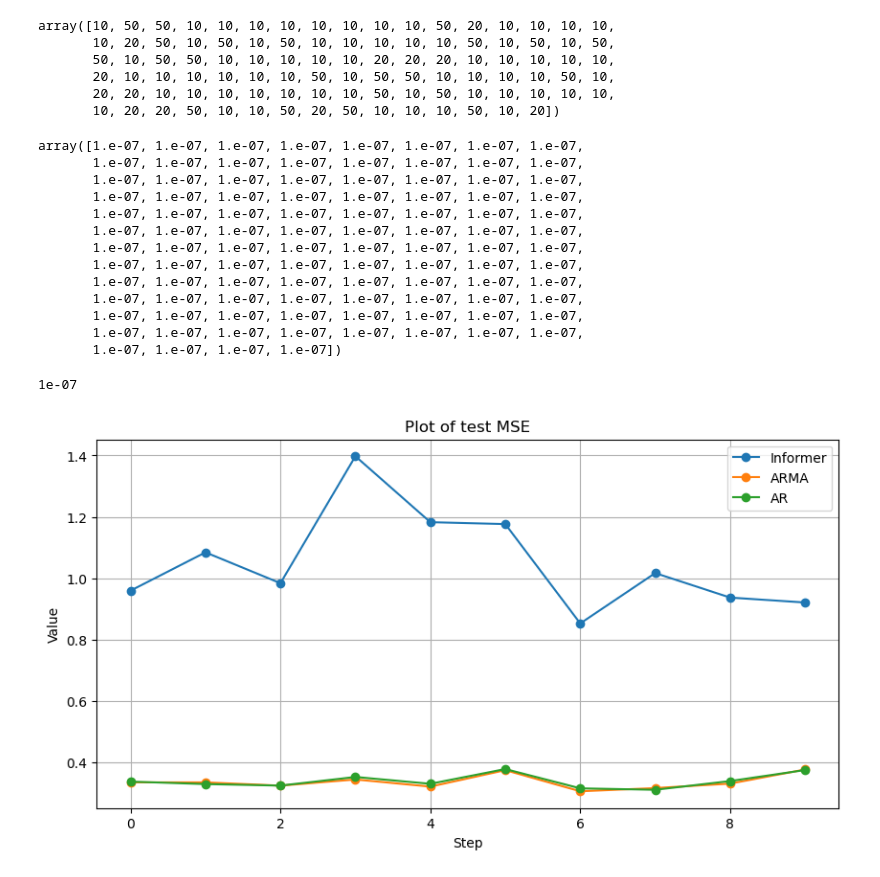
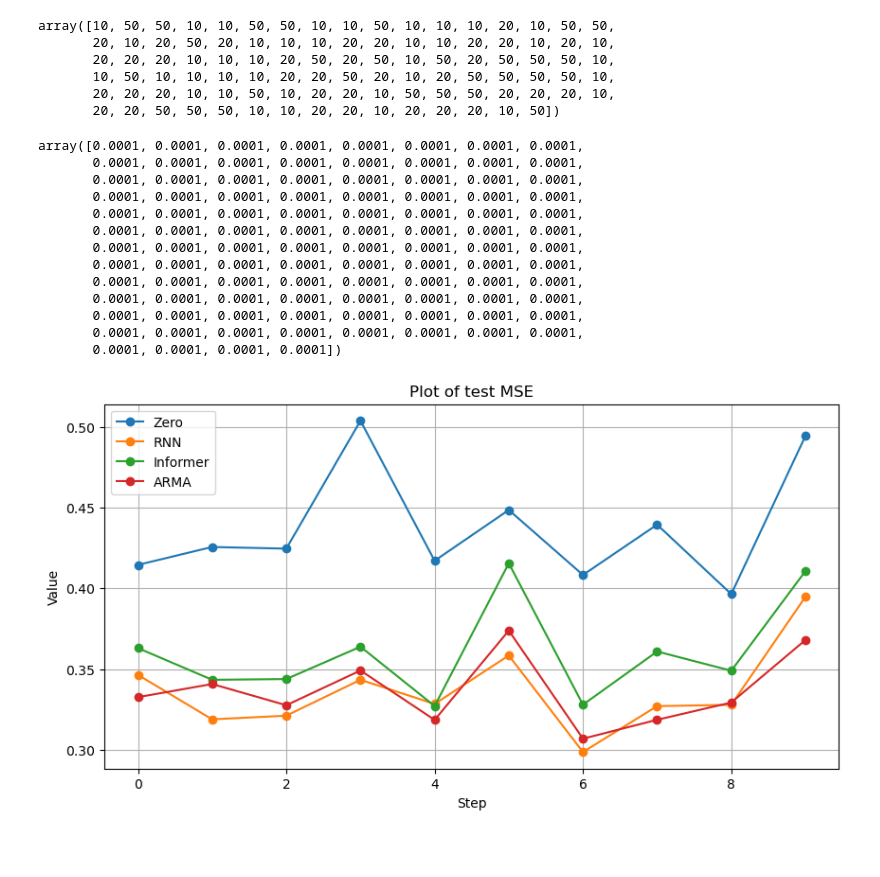
Before and after one commit to jasongangquanzhang/Informer_Time_Series, a Jupyter notebook: visiualization.ipynb, the cells around one changed output. Drawn from its saved outputs; the diff is of its cells as text; code cells hidden in the pictures; blank space fills up the shorter version.

```diff
--- a/visiualization.ipynb
+++ b/visiualization.ipynb
@@ -7,8 +9,8 @@ import matplotlib.pyplot as plt
 # %%
 # df = pd.read_csv('csv_results/result_16.csv')
-df_ar = pd.read_csv('csv_results_mercury/result_ar.csv')
-df_arma = pd.read_csv('csv_results_mercury/result_arma.csv')
-df = pd.read_csv('csv_results/result_25.csv')
+# df_ar = pd.read_csv('csv_results_mercury/result_ar.csv')
+# df_arma = pd.read_csv('csv_results_mercury/result_arma.csv')
+df = pd.read_csv('csv_results/result_29.csv')
 
 # df_ar = pd.read_csv('csv_results_mercury/result_ar.csv').sort_values(by='seed').head(33)
 # df_arma = pd.read_csv('csv_results_mercury/result_arma.csv').sort_values(by='seed').head(33)
@@ -35,66 +37,62 @@ df
 # %%
-ar_mse = mean_squared_error(np.array(df_ar['Test'].apply(ast.literal_eval).to_list()),np.array(df_ar['ARMA'].apply(ast.literal_eval).to_list()),multioutput='raw_values')
-ar_mse_true = mean_squared_error(np.array(df_ar['True'].apply(ast.literal_eval).to_list()),np.array(df_ar['ARMA'].apply(ast.literal_eval).to_list()),multioutput='raw_values')
-arma_mse = mean_squared_error(np.array(df_arma['Test'].apply(ast.literal_eval).to_list()),np.array(df_arma['ARMA'].apply(ast.literal_eval).to_list()),multioutput='raw_values')
-arma_mse_true = mean_squared_error(np.array(df_arma['True'].apply(ast.literal_eval).to_list()),np.array(df_arma['ARMA'].apply(ast.literal_eval).to_list()),multioutput='raw_values')
+# ar_mse = mean_squared_error(np.array(df['Test'].apply(ast.literal_eval).to_list()),np.array(df['AR'].apply(ast.literal_eval).to_list()),multioutput='raw_values')
+# ar_mse_true = mean_squared_error(np.array(df['True'].apply(ast.literal_eval).to_list()),np.array(df['AR'].apply(ast.literal_eval).to_list()),multioutput='raw_values')
+arma_mse = mean_squared_error(np.array(df['Test'].apply(ast.literal_eval).to_list()),np.array(df['ARMA'].apply(ast.literal_eval).to_list()),multioutput='raw_values')
+arma_mse_true = mean_squared_error(np.array(df['True'].apply(ast.literal_eval).to_list()),np.array(df['ARMA'].apply(ast.literal_eval).to_list()),multioutput='raw_values')
 # %%
-# n_mse = mean_squared_error(np.array(df['Test'].apply(ast.literal_eval).to_list())[1],np.array(df['Informer'].apply(ast.literal_eval).to_list())[1],multioutput='raw_values')
-
-# n_mse_true = mean_squared_error(np.array(df['True'].apply(ast.literal_eval).to_list())[1],np.array(df['Informer'].apply(ast.literal_eval).to_list())[1],multioutput='raw_values')
+zero_mse = mean_squared_error(np.array(df['Test'].apply(ast.literal_eval).to_list()),zero,multioutput='raw_values')
+zero_mse_true = mean_squared_error(np.array(df['True'].apply(ast.literal_eval).to_list()),zero,multioutput='raw_values')
 # %%
 informer_mse = mean_squared_error(np.array(df['Test'].apply(ast.literal_eval).to_list()),np.array(df['Informer'].apply(ast.literal_eval).to_list()),multioutput='raw_values')
-# rnn_mse = mean_squared_error(np.array(df['Test'].apply(ast.literal_eval).to_list()),np.array(df['RNN'].apply(ast.literal_eval).to_list()),multioutput='raw_values')
+informer_mse_true = mean_squared_error(np.array(df['True'].apply(ast.literal_eval).to_list()),np.array(df['Informer'].apply(ast.literal_eval).to_list()),multioutput='raw_values')
 
-informer_mse_true = mean_squared_error(np.array(df['True'].apply(ast.literal_eval).to_list()),np.array(df['Informer'].apply(ast.literal_eval).to_list()),multioutput='raw_values')
-# rnn_mse_true = mean_squared_error(np.array(df['True'].apply(ast.literal_eval).to_list()),np.array(df['RNN'].apply(ast.literal_eval).to_list()),multioutput='raw_values')
+rnn_mse = mean_squared_error(np.array(df['Test'].apply(ast.literal_eval).to_list()),np.array(df['RNN'].apply(ast.literal_eval).to_list()),multioutput='raw_values')
+rnn_mse_true = mean_squared_error(np.array(df['True'].apply(ast.literal_eval).to_list()),np.array(df['RNN'].apply(ast.literal_eval).to_list()),multioutput='raw_values')
 # %%
 informer_select = np.array(df['Informer_para'].apply(ast.literal_eval).to_list())[:,0]
 informer_lr_select = np.array(df['Informer_lr'].to_list())
 informer_select
 # %% [output]
-array([10, 50, 50, 10, 10, 10, 10, 10, 10, 10, 10, 50, 20, 10, 10, 10, 10,
-       10, 20, 50, 10, 50, 10, 50, 10, 10, 10, 10, 10, 50, 10, 50, 10, 50,
-       50, 10, 50, 50, 10, 10, 10, 10, 10, 20, 20, 20, 10, 10, 10, 10, 10,
-       20, 10, 10, 10, 10, 10, 10, 50, 10, 50, 50, 10, 10, 10, 10, 50, 10,
-       20, 20, 10, 10, 10, 10, 10, 10, 10, 50, 10, 50, 10, 10, 10, 10, 10,
-       10, 20, 20, 50, 10, 10, 50, 20, 50, 10, 10, 10, 50, 10, 20])
+array([10, 50, 50, 10, 10, 50, 50, 10, 10, 50, 10, 10, 10, 20, 10, 50, 50,
+       20, 10, 20, 50, 20, 10, 10, 10, 20, 20, 10, 10, 20, 20, 10, 20, 10,
+       20, 20, 20, 10, 10, 10, 20, 50, 20, 50, 10, 50, 20, 50, 50, 50, 10,
+       10, 50, 10, 10, 10, 10, 20, 20, 50, 20, 10, 20, 50, 50, 50, 50, 10,
+       20, 20, 20, 10, 10, 50, 10, 20, 20, 10, 50, 50, 50, 20, 20, 20, 10,
+       20, 20, 50, 50, 50, 10, 10, 20, 20, 10, 20, 20, 20, 10, 50])
 # %%
 informer_lr_select
 # %% [output]
-array([1.e-07, 1.e-07, 1.e-07, 1.e-07, 1.e-07, 1.e-07, 1.e-07, 1.e-07,
-       1.e-07, 1.e-07, 1.e-07, 1.e-07, 1.e-07, 1.e-07, 1.e-07, 1.e-07,
-       1.e-07, 1.e-07, 1.e-07, 1.e-07, 1.e-07, 1.e-07, 1.e-07, 1.e-07,
-       1.e-07, 1.e-07, 1.e-07, 1.e-07, 1.e-07, 1.e-07, 1.e-07, 1.e-07,
-       1.e-07, 1.e-07, 1.e-07, 1.e-07, 1.e-07, 1.e-07, 1.e-07, 1.e-07,
-       1.e-07, 1.e-07, 1.e-07, 1.e-07, 1.e-07, 1.e-07, 1.e-07, 1.e-07,
-       1.e-07, 1.e-07, 1.e-07, 1.e-07, 1.e-07, 1.e-07, 1.e-07, 1.e-07,
-       1.e-07, 1.e-07, 1.e-07, 1.e-07, 1.e-07, 1.e-07, 1.e-07, 1.e-07,
-       1.e-07, 1.e-07, 1.e-07, 1.e-07, 1.e-07, 1.e-07, 1.e-07, 1.e-07,
-       1.e-07, 1.e-07, 1.e-07, 1.e-07, 1.e-07, 1.e-07, 1.e-07, 1.e-07,
-       1.e-07, 1.e-07, 1.e-07, 1.e-07, 1.e-07, 1.e-07, 1.e-07, 1.e-07,
-       1.e-07, 1.e-07, 1.e-07, 1.e-07, 1.e-07, 1.e-07, 1.e-07, 1.e-07,
-       1.e-07, 1.e-07, 1.e-07, 1.e-07])
+array([0.0001, 0.0001, 0.0001, 0.0001, 0.0001, 0.0001, 0.0001, 0.0001,
+       0.0001, 0.0001, 0.0001, 0.0001, 0.0001, 0.0001, 0.0001, 0.0001,
+       0.0001, 0.0001, 0.0001, 0.0001, 0.0001, 0.0001, 0.0001, 0.0001,
+       0.0001, 0.0001, 0.0001, 0.0001, 0.0001, 0.0001, 0.0001, 0.0001,
+       0.0001, 0.0001, 0.0001, 0.0001, 0.0001, 0.0001, 0.0001, 0.0001,
+       0.0001, 0.0001, 0.0001, 0.0001, 0.0001, 0.0001, 0.0001, 0.0001,
+       0.0001, 0.0001, 0.0001, 0.0001, 0.0001, 0.0001, 0.0001, 0.0001,
+       0.0001, 0.0001, 0.0001, 0.0001, 0.0001, 0.0001, 0.0001, 0.0001,
+       0.0001, 0.0001, 0.0001, 0.0001, 0.0001, 0.0001, 0.0001, 0.0001,
+       0.0001, 0.0001, 0.0001, 0.0001, 0.0001, 0.0001, 0.0001, 0.0001,
+       0.0001, 0.0001, 0.0001, 0.0001, 0.0001, 0.0001, 0.0001, 0.0001,
+       0.0001, 0.0001, 0.0001, 0.0001, 0.0001, 0.0001, 0.0001, 0.0001,
+       0.0001, 0.0001, 0.0001, 0.0001])
-# %%
-print(float(informer_lr_select[0]))
-# %% [output]
-1e-07
 # %%
 
 
 # Plotting the array
 plt.figure(figsize=(10, 5))
-# plt.plot(rnn_mse,label = 'RNN', marker='o')  # Using 'o' as a marker for each data point
+plt.plot(zero_mse,label = 'Zero', marker='o')
+plt.plot(rnn_mse,label = 'RNN', marker='o')  # Using 'o' as a marker for each data point
 plt.plot(informer_mse,label = 'Informer', marker='o')  # Using 'o' as a marker for each data point
 plt.plot(arma_mse,label = 'ARMA', marker='o')  # Using 'o' as a marker for each data point
-plt.plot(ar_mse,label = 'AR', marker='o')  # Using 'o' as a marker for each data point
+# plt.plot(ar_mse,label = 'AR', marker='o')  # Using 'o' as a marker for each data point
 plt.title('Plot of test MSE')
 plt.xlabel('Step')
 plt.ylabel('Value')
 plt.grid(True)
 plt.legend()
 plt.show()
 # %% [output]
-[figure, old version]
+[figure, new version]
 # %%
 import matplotlib.pyplot as plt
 import numpy as np
```
Also changed, not shown: parts of 5 cells of this notebook, 7 other files.
